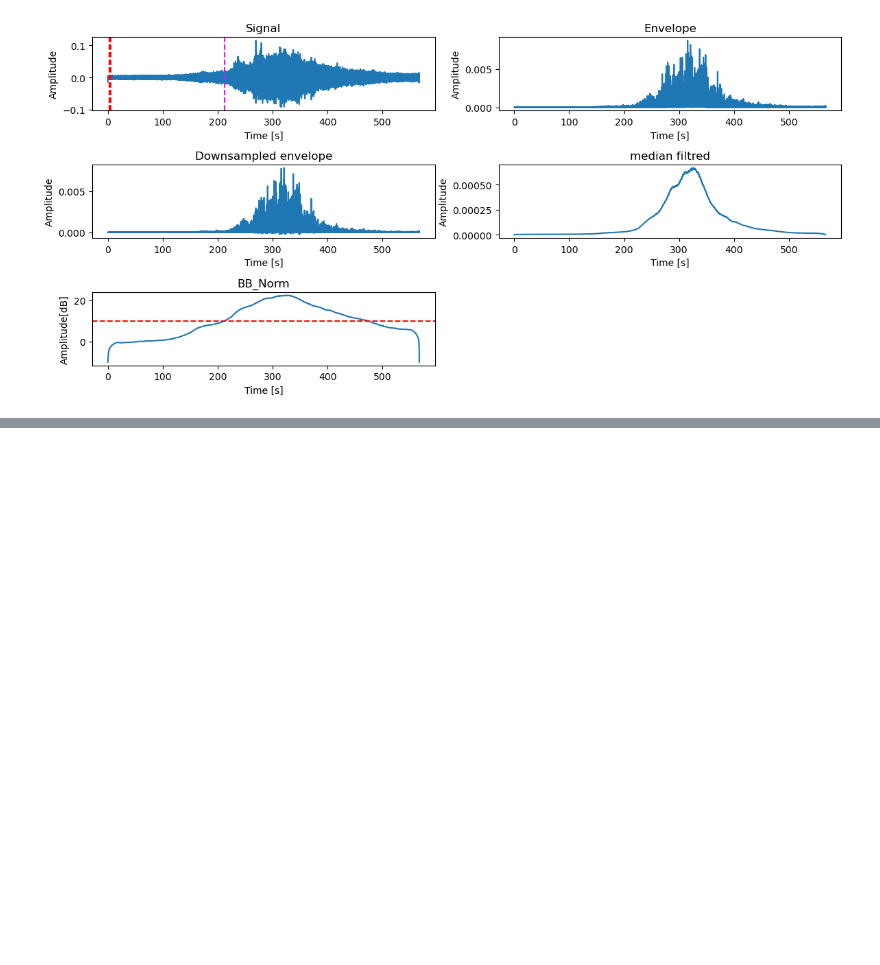
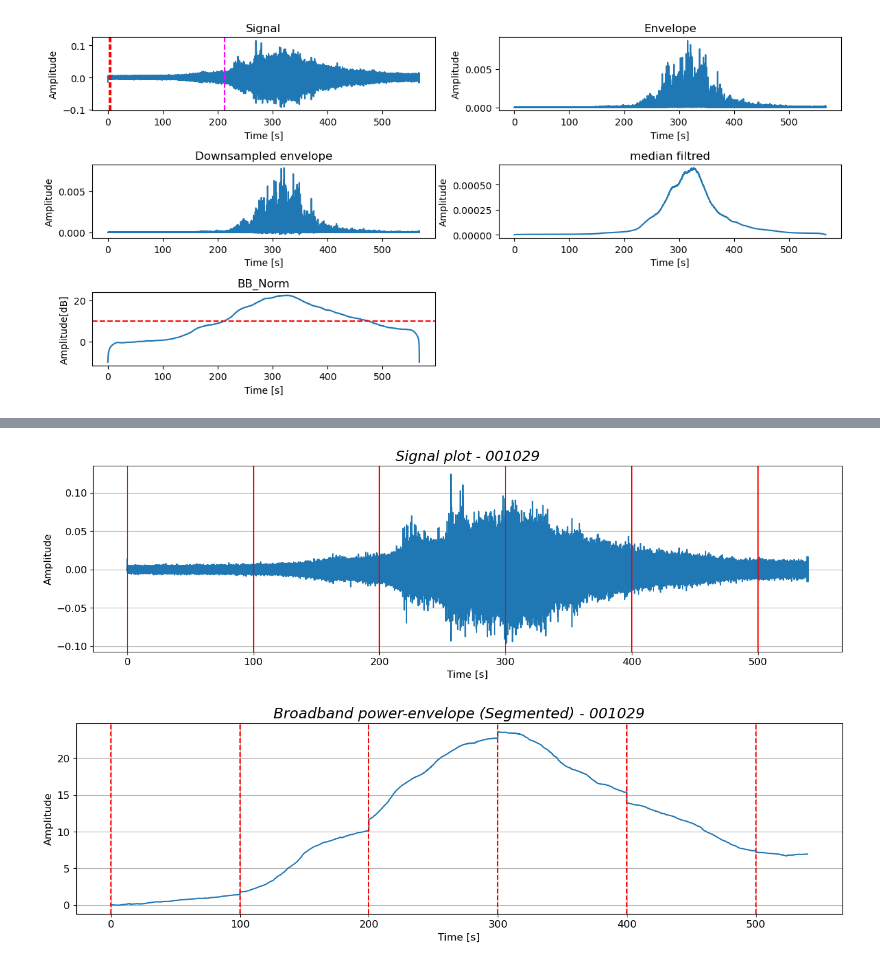
Before and after one commit to josigar123/hydrophonic-detection, a Jupyter notebook: data/Processing_scripts/Broadband_temp.ipynb, the cells around one changed output, grey strips where cells are left out. Cells and saved outputs as stored; diff of their text form; code cells hidden in the pictures; blank space fills up the shorter version.

Commit message:
BoradBand ready for live implementation

```diff
--- a/data/Processing_scripts/Broadband_temp.ipynb
+++ b/data/Processing_scripts/Broadband_temp.ipynb
@@ -736,0 +908,80 @@ plt.show()  # Show the debug plots
+# %%
+
+
+save_path_sig = "/Users/christofferaaseth/Documents/GitHub/hydrophonic-detection/data/Rapport_figs/Signal_001029.png"
+save_path_spec = "/Users/christofferaaseth/Documents/GitHub/hydrophonic-detection/data/Rapport_figs/Spec_001029.png"
+save_path_demon = "/Users/christofferaaseth/Documents/GitHub/hydrophonic-detection/data/Rapport_figs/Demon_001029.png"
+save_path_BB = "/Users/christofferaaseth/Documents/GitHub/hydrophonic-detection/data/Rapport_figs/BroadBand_001029.png"
+save_path_BB_segmented = "/Users/christofferaaseth/Documents/GitHub/hydrophonic-detection/data/Rapport_figs/BroadBand_001029_segmented.png"
+input_path = "/Users/christofferaaseth/Documents/GitHub/hydrophonic-detection/Sound_data/001029.wav"
+import functions
+import matplotlib.pyplot as plt
+import numpy as np
+
+fs = 10000
+_len = 100
+hilbert_win=15
+window_size=30
+
+sx, fs = functions.load_audiofile(input_path, fs, 5, True)
+t = np.linspace(0,len(sx)/fs,len(sx))
+
+
+fig1 = plt.figure(figsize=(16,4)) #Signal plot
+plt.plot(t, sx)
+
+for k in range(0,int(len(sx)/fs),_len):
+    plt.axvline(x=k,color="red")
+plt.xlabel("Time [s]",fontsize=12)
+plt.ylabel("Amplitude",fontsize=12)
+plt.title("Signal plot - 001029",fontsize=17, style='italic')
+plt.xticks(fontsize=12)
+plt.yticks(fontsize=12)
+plt.grid(True)
+fig1.savefig(fname=save_path_sig, format="png", dpi=300)
+
+
+fig5 = plt.figure(figsize=(16,4))
+BB = []
+
+for k in range(0,int(len(sx)/fs),_len):
+    BB_current, BB_t = functions.BB_data(sx[k*fs:((_len+k)*fs)],fs,hilbert_win,window_size)
+    BB = np.append(BB,BB_current)
+
+BB = BB - np.min(BB)
+BB_t2 = np.linspace(0,len(BB)*hilbert_win/fs,len(BB))
+plt.plot(BB_t2, BB)
+for k in range(0,int(len(sx)/fs),_len):
+    plt.axvline(x=k,color="red",linestyle="--")
+
+plt.xlabel("Time [s]",fontsize=12)
+plt.ylabel("Amplitude",fontsize=12)
+plt.title("Broadband power-envelope (Segmented) - 001029",fontsize=17, style='italic')
+plt.xticks(fontsize=12)
+plt.yticks(fontsize=12)
+plt.grid(True)
+fig5.savefig(fname=save_path_BB_segmented, format="png", dpi=300)
+
+
+fig6 = plt.figure(figsize=(16,4))
+BB2 = []
+sx_buffer = []
+for k in range(0,int(len(sx)/fs),_len):
+    BB_current, BB_t, sx_buffer = functions.BB_data2(sx[k*fs:((_len+k)*fs)],fs,sx_buffer,hilbert_win,window_size)
+    BB2 = np.append(BB2,BB_current)
+
+BB2 = BB2 - np.min(BB2)
+BB_t2 = np.linspace(0,len(BB2)*hilbert_win/fs,len(BB2))
+plt.plot(BB_t2, BB2)
+for k in range(0,int(len(sx)/fs),_len):
+    plt.axvline(x=k,color="red",linestyle="--")
+
+plt.xlabel("Time [s]",fontsize=12)
+plt.ylabel("Amplitude",fontsize=12)
+plt.title("Broadband power-envelope (Segmented) V.2 - 001029",fontsize=17, style='italic')
+plt.xticks(fontsize=12)
+plt.yticks(fontsize=12)
+plt.grid(True)
+# %% [output]
+[figure, added]
+[figure, added]
```
Also changed, not shown: parts of 3 cells of this notebook, 2 other files.
